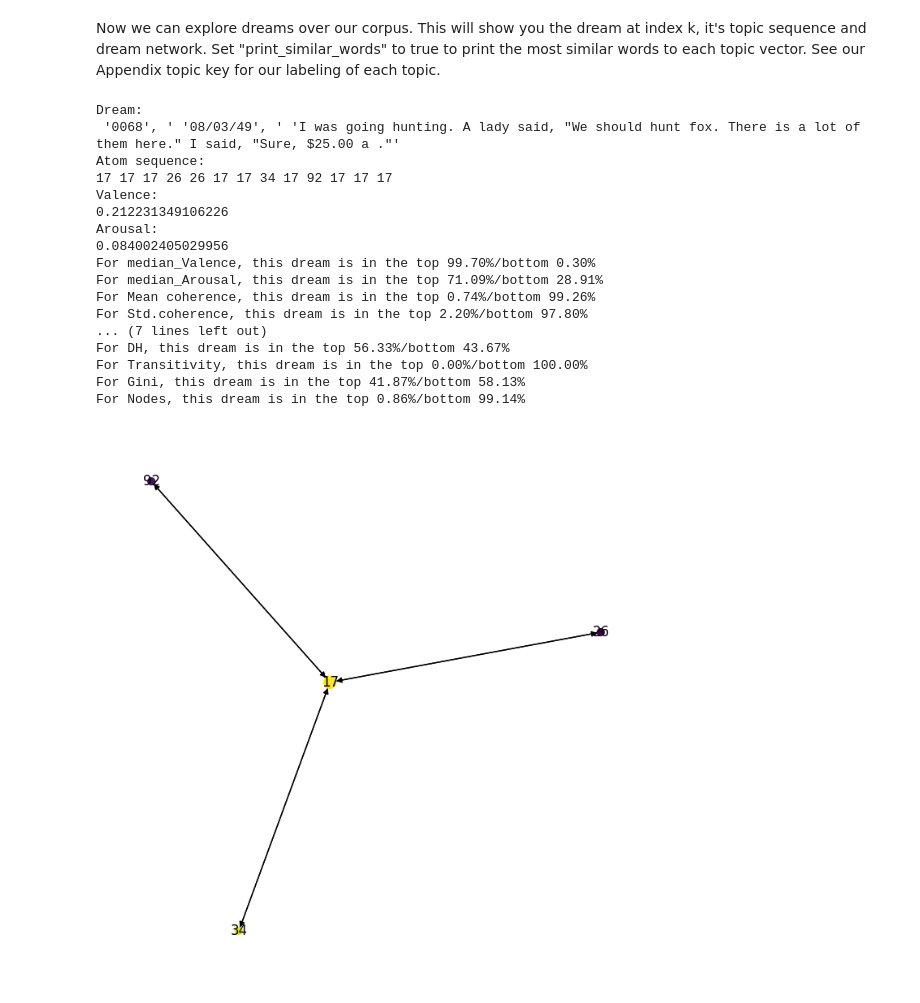
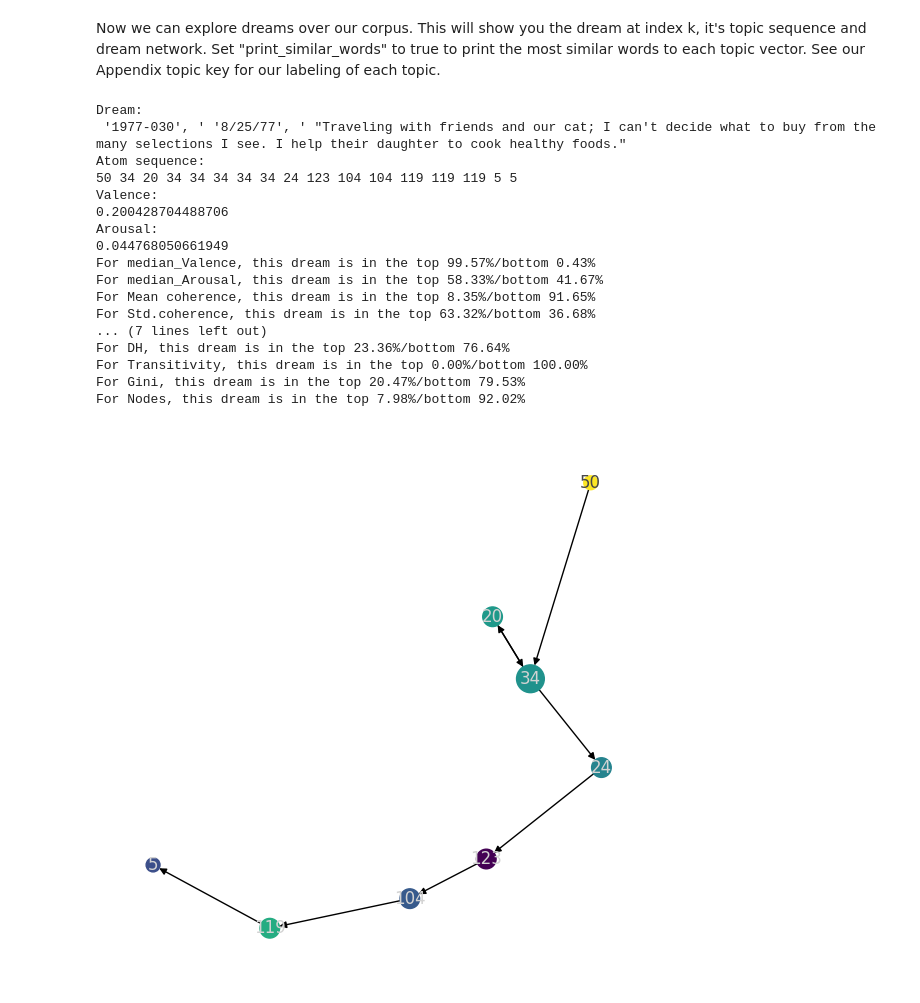
Before and after one commit to Luke-Leckie/The-content-and-structure-of-dreams-are-coupled-to-affect, a Jupyter notebook: explore_dream_networks.ipynb, the cells around one changed output. Saved outputs shown, nothing was run; the diff lists cells and outputs as text; code cells hidden in the pictures.

```diff
--- a/explore_dream_networks.ipynb
+++ b/explore_dream_networks.ipynb
@@ -136,46 +138,65 @@ print('Arousal:')
 print(corpus['median_Arousal'][k])
 
 # Calculate the percentile rank for each column
 for column in columns_to_print:
     values = corpus[column].dropna().values
     value = corpus[column][k]
     percentile = np.sum(values < value) / len(values) * 100
     print(f'For {column}, this dream is in the top {percentile:.2f}%/bottom {100-percentile:.2f}%')
 
 # Visualize the structure graph
 cos_sim_values = [cossim_pos_neg[str(topic)] for topic in G.nodes()]
 norm = plt.Normalize(vmin=min(cos_sim_values), vmax=max(cos_sim_values))
 colors = plt.cm.viridis(norm(cos_sim_values))
 cmap = plt.cm.viridis
 np.random.seed(42)
 
 # Calculate node sizes based on in-degree
 in_degree = dict(G.degree())
-sizes = [in_degree[node] * 20 for node in G.nodes()]
+sizes = [in_degree[node] * 100 for node in G.nodes()]
 
 fig = plt.figure(figsize=(figwidth, figheight))
 gs = gridspec.GridSpec(1, 1, width_ratios=[1])
 ax0 = plt.subplot(gs[0])
 pos = nx.spring_layout(G)
-nx.draw(G, ax=ax0, pos=pos, with_labels=True, node_color=colors, cmap=cmap, node_size=sizes)
-plt.tight_layout()
-plt.show()
+for (u, v, d) in G.edges(data=True):
+    weight = d['direct_weight']
+    # Adjust the positions by scaling them inversely with weight
+    pos[u] = pos[u] * (1 / weight)
+    pos[v] = pos[v] * (1 / weight)
+
+node_colors = np.array([colors for i in G.nodes()])
+threshold = 0.5  # Adjust this threshold based on what you consider "dark"
+
+label_colors = {}
+for node in G.nodes():
+    color = colors[list(G.nodes()).index(node)]
+    # Calculate perceived brightness (using luminance formula)
+    brightness = 0.299 * color[0][0] + 0.587 * color[0][1] + 0.114 * color[0][2]
+    if brightness < 0.5:
+        label_colors[node] = 'lightgrey'
+    else:
+        label_colors[node] = '#484848'  # Dark grey
+
+nx.draw(G, pos=pos, with_labels=False, node_color=colors, cmap=cmap, node_size=sizes)
+for node, (x, y) in pos.items():
+    nx.draw_networkx_labels(G, pos, labels={node: node}, font_color=label_colors[node])
 # %% [output]
 Dream:
- '0068', ' '08/03/49', ' 'I was going hunting. A lady said, "We should hunt fox. There is a lot of them here." I said, "Sure, $25.00 a ."'
+ '1977-030', ' '8/25/77', ' "Traveling with friends and our cat; I can't decide what to buy from the many selections I see. I help their daughter to cook healthy foods."
 Atom sequence:
-17 17 17 26 26 17 17 34 17 92 17 17 17
+50 34 20 34 34 34 34 34 24 123 104 104 119 119 119 5 5
 Valence:
-0.212231349106226
+0.200428704488706
 Arousal:
-0.084002405029956
-For median_Valence, this dream is in the top 99.70%/bottom 0.30%
-For median_Arousal, this dream is in the top 71.09%/bottom 28.91%
-For Mean coherence, this dream is in the top 0.74%/bottom 99.26%
-For Std.coherence, this dream is in the top 2.20%/bottom 97.80%
+0.044768050661949
+For median_Valence, this dream is in the top 99.57%/bottom 0.43%
+For median_Arousal, this dream is in the top 58.33%/bottom 41.67%
+For Mean coherence, this dream is in the top 8.35%/bottom 91.65%
+For Std.coherence, this dream is in the top 63.32%/bottom 36.68%
 ... (7 lines left out)
-For DH, this dream is in the top 56.33%/bottom 43.67%
+For DH, this dream is in the top 23.36%/bottom 76.64%
 For Transitivity, this dream is in the top 0.00%/bottom 100.00%
-For Gini, this dream is in the top 41.87%/bottom 58.13%
-For Nodes, this dream is in the top 0.86%/bottom 99.14%
+For Gini, this dream is in the top 20.47%/bottom 79.53%
+For Nodes, this dream is in the top 7.98%/bottom 92.02%
-[figure, old version]
+[figure, new version]
```
Also changed, not shown: parts of 1 cell of this notebook.
